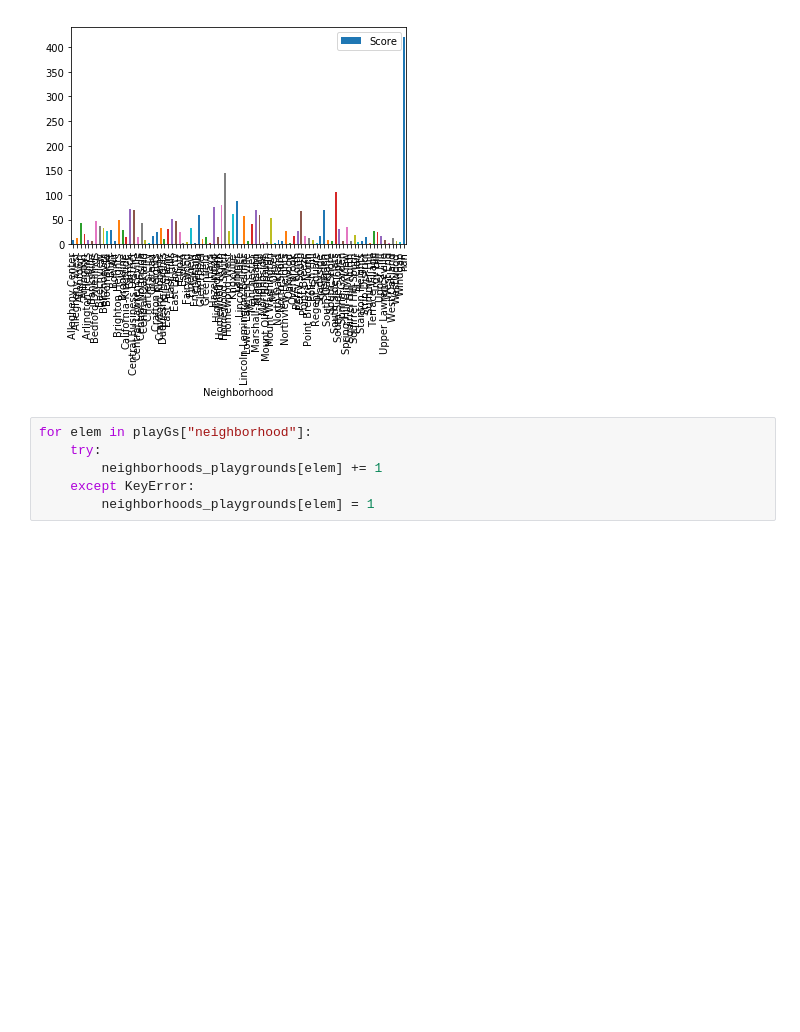
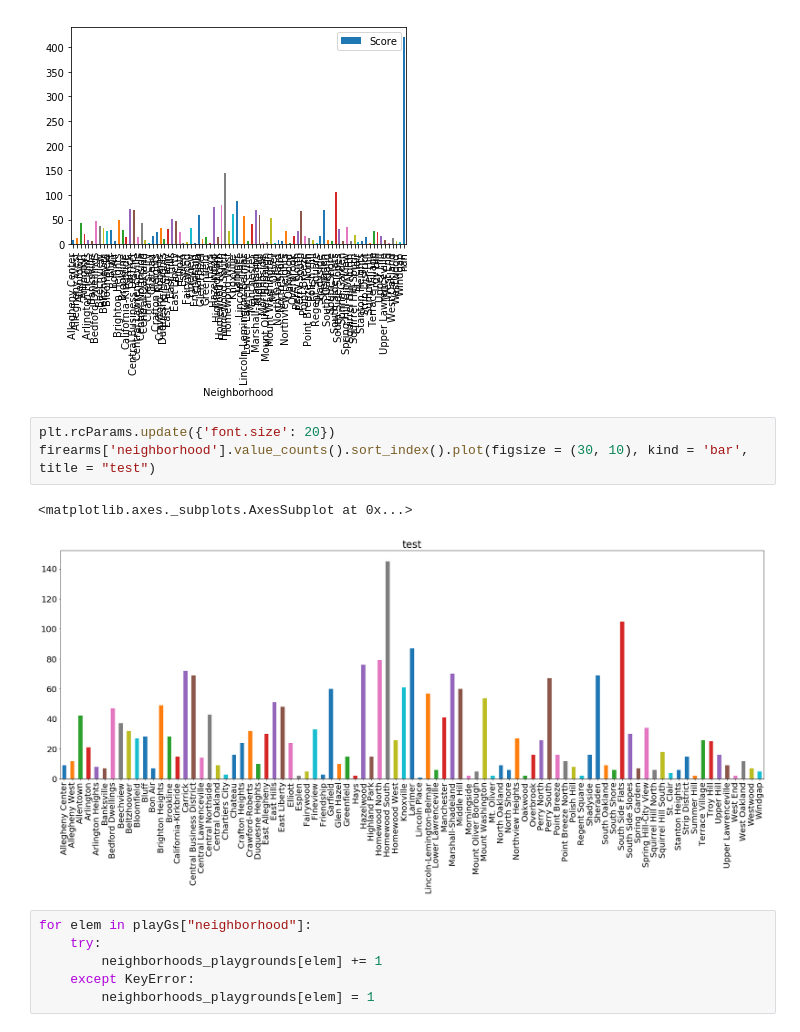
Before and after one commit to djb179/Playground-Penguins, a Jupyter notebook: main.ipynb, the cells around one changed output. Drawn from its saved outputs; the diff is of its cells as text; blank space fills up the shorter version.

```diff
--- a/main.ipynb
+++ b/main.ipynb
@@ -44,6 +44,12 @@ firearm_df.plot.bar(x = 'Neighborhood', y = 'Score')
 # %% [output]
 <matplotlib.axes._subplots.AxesSubplot at 0x...>
 [figure]
+# %%
+plt.rcParams.update({'font.size': 20})
+firearms['neighborhood'].value_counts().sort_index().plot(figsize = (30, 10), kind = 'bar', title = "test")
+# %% [output]
+<matplotlib.axes._subplots.AxesSubplot at 0x...>
+[figure, added]
 # %%
 for elem in playGs["neighborhood"]:
     try:
```
Also changed, not shown: parts of 1 cell of this notebook.
